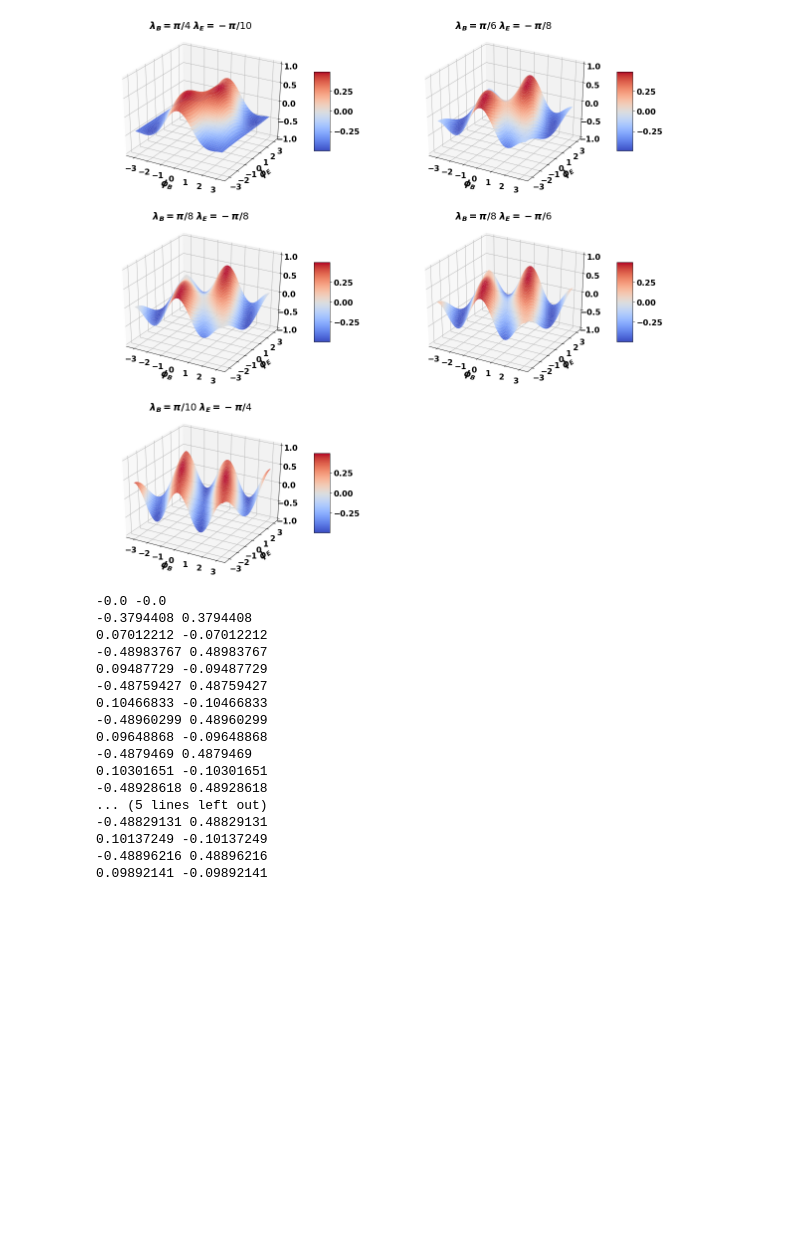
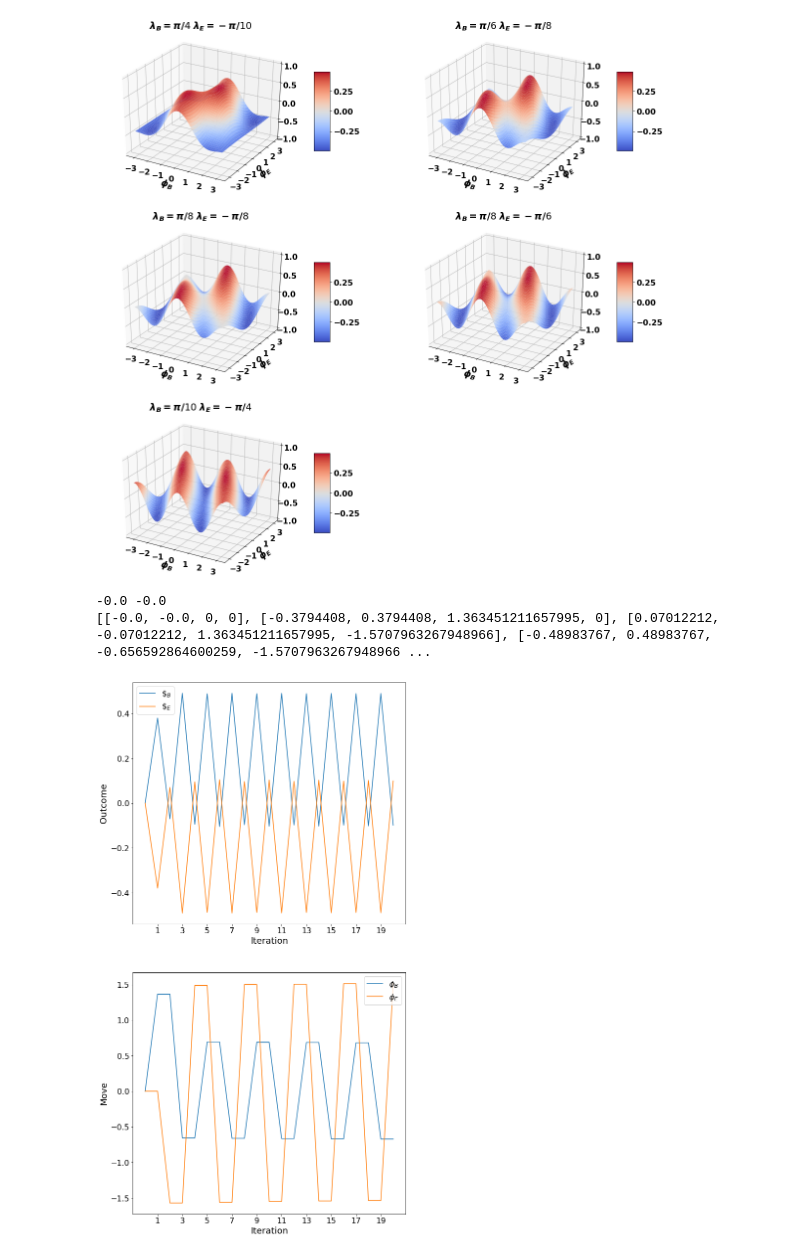
Before and after one commit to code-xD/QGT_Simulations, a Jupyter notebook: QGT_Simulation.ipynb, the cells around one changed output. Saved outputs shown, nothing was run; the diff lists cells and outputs as text; code cells hidden in the pictures; blank space fills up the shorter version.

Commit message:
Completed Counter Moves

```diff
--- a/QGT_Simulation.ipynb
+++ b/QGT_Simulation.ipynb
@@ -241,46 +241,61 @@ def calCounterMove1x1(QGame, realMove, player):
                 maxMove = output
                 counterMove = imag
     return counterMove
 
 Amove = [[pi/8, 0]]
 Bmove = [[-pi/8, 0]]
 results = []
 Qplot = QuantumGame(1)
 Qplot.movesB = Qplot.createQuantumMoves(Amove)
 Qplot.movesE = Qplot.createQuantumMoves(Bmove)
 Qplot.calculateOutcome()
 
 print(Qplot.magQubit(0, 0), Qplot.magQubit(1, 0))
 results.append([Qplot.magQubit(0, 0), Qplot.magQubit(1, 0), Amove[0][1], Bmove[0][1]])
 
 
 for i in range(20):
     if i%2 == 0:
         Amove[0][1] = calCounterMove1x1(Qplot, Amove[0][0], 1)
         Qplot.movesB = Qplot.createQuantumMoves(Amove)
         Qplot.movesE = Qplot.createQuantumMoves(Bmove)
         Qplot.calculateOutcome()
     else:
         Bmove[0][1] = calCounterMove1x1(Qplot, Bmove[0][0], 0)
         Qplot.movesB = Qplot.createQuantumMoves(Amove)
         Qplot.movesE = Qplot.createQuantumMoves(Bmove)
         Qplot.calculateOutcome()
     results.append([Qplot.magQubit(0, 0), Qplot.magQubit(1, 0), Amove[0][1], Bmove[0][1]])
+
+
+fig, axs = plt.subplots(2, 1, figsize=(10,20))
+
+movesA = []
+movesB = []
+outA = []
+outB = []
+
+for res in results:
+    outA.append(res[1])
+    outB.append(res[0])
+    movesA.append(res[2])
+    movesB.append(res[3])
+
+axs[0].plot(outA, label=r'$\$_{B}$')
+axs[0].plot(outB, label=r'$\$_{E}$')
+axs[0].set_xlabel('Iteration', fontsize = 18)
+axs[0].set_ylabel('Outcome', fontsize = 18)
+axs[0].set_xticks(np.arange(1,21,2))
+axs[0].legend()
+
+axs[1].plot(movesA, label=r'$\phi_{B}$')
+axs[1].plot(movesB, label=r'$\phi_{E}$')
+axs[1].set_xticks(np.arange(1,21,2))
+axs[1].set_xlabel('Iteration', fontsize = 18)
+axs[1].set_ylabel('Move', fontsize = 18)
+axs[1].legend()
+print(results)
 # %% [output]
 -0.0 -0.0
--0.3794408 0.3794408
-0.07012212 -0.07012212
--0.48983767 0.48983767
-0.09487729 -0.09487729
--0.48759427 0.48759427
-0.10466833 -0.10466833
--0.48960299 0.48960299
-0.09648868 -0.09648868
--0.4879469 0.4879469
-0.10301651 -0.10301651
--0.48928618 0.48928618
-... (5 lines left out)
--0.48829131 0.48829131
-0.10137249 -0.10137249
--0.48896216 0.48896216
-0.09892141 -0.09892141
+[[-0.0, -0.0, 0, 0], [-0.3794408, 0.3794408, 1.363451211657995, 0], [0.07012212, -0.07012212, 1.363451211657995, -1.5707963267948966], [-0.48983767, 0.48983767, -0.656592864600259, -1.5707963267948966 ...
+[figure, added]
```
